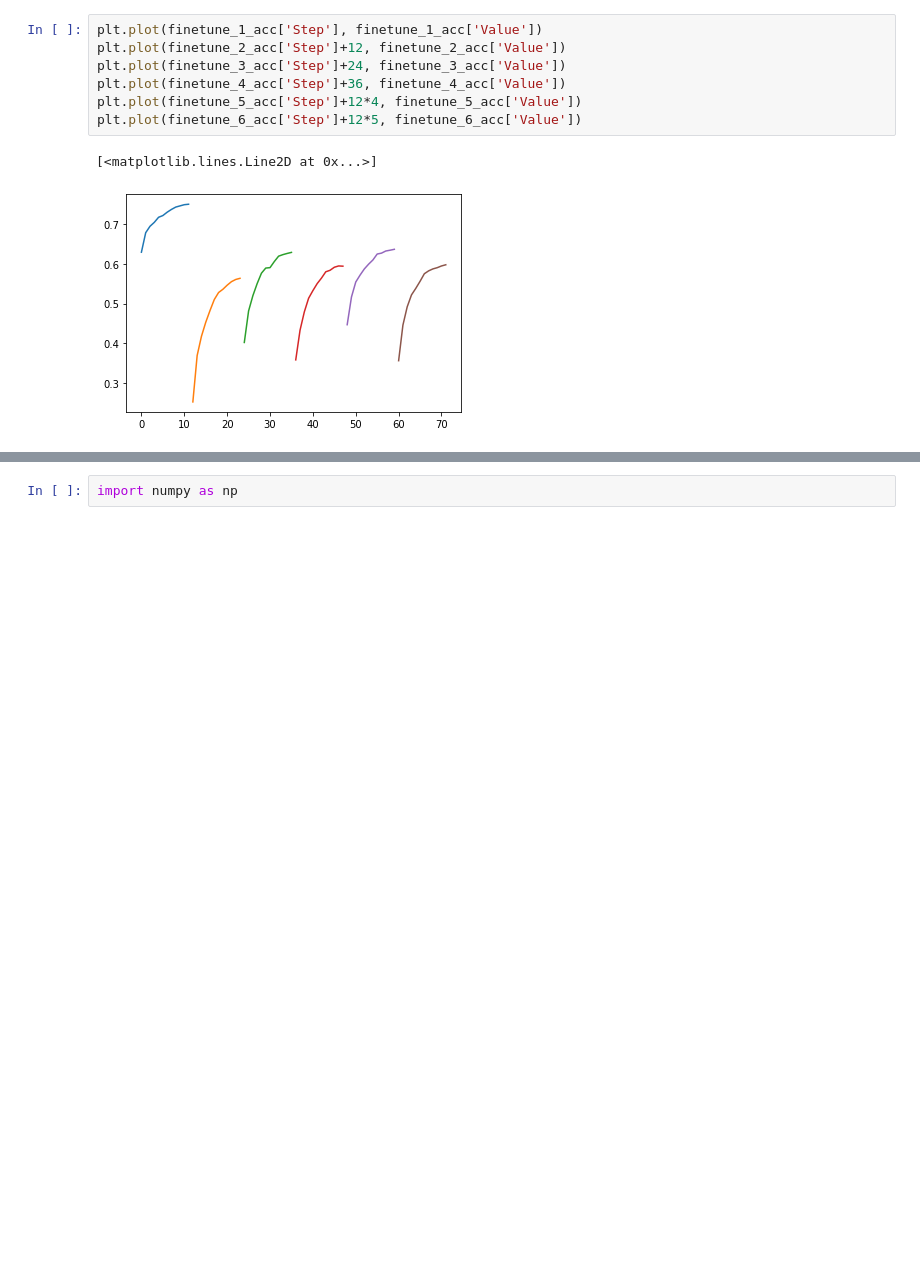
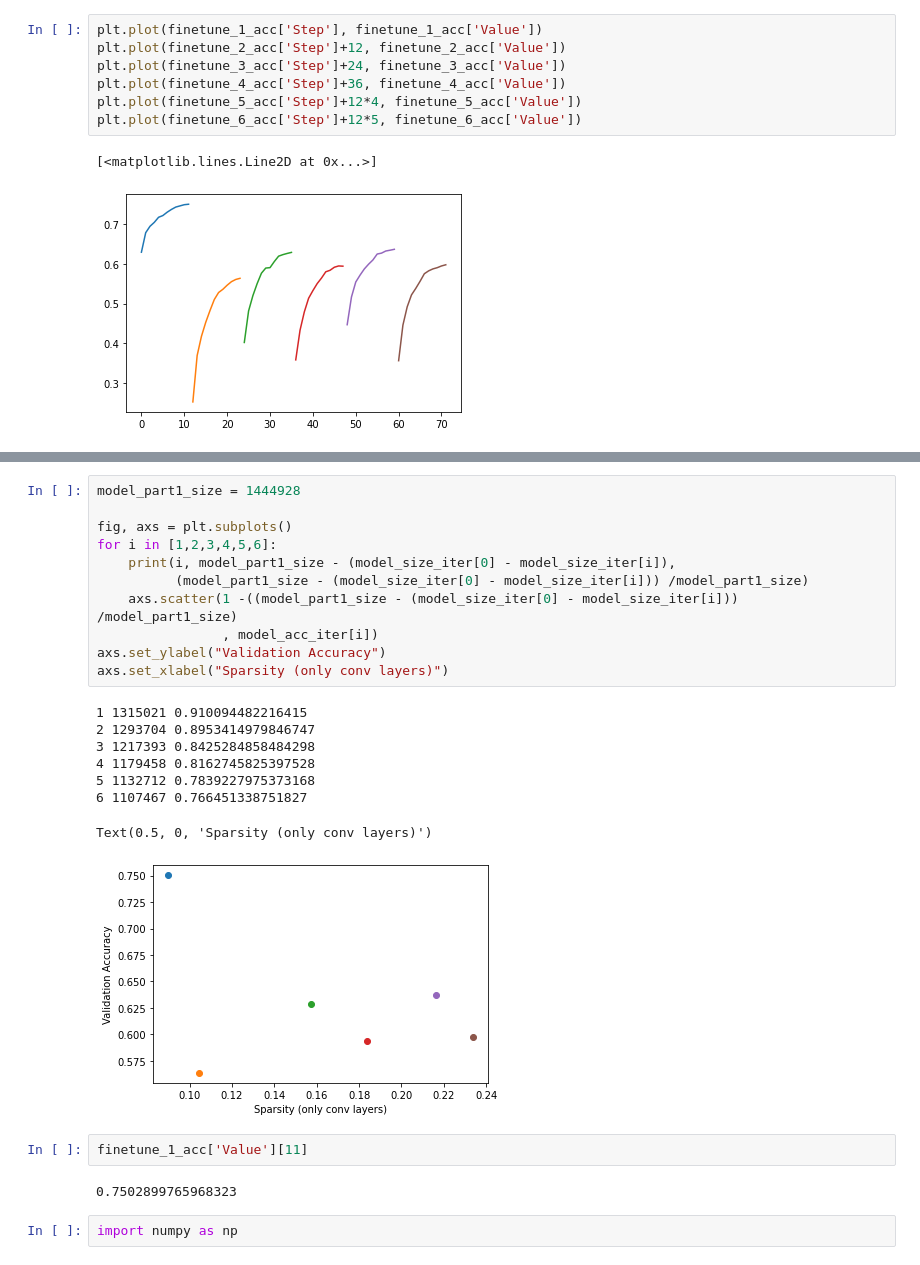
Before and after one commit to abhishek1ahuja/TransPose, a Jupyter notebook: plotting_results_exp2.ipynb, the cells around one changed output, grey strips where cells are left out. Drawn from its saved outputs; the diff is of its cells as text; blank space fills up the shorter version.

```diff
--- a/plotting_results_exp2.ipynb
+++ b/plotting_results_exp2.ipynb
@@ -43,3 +76,27 @@ plt.plot(finetune_6_acc['Step']+12*5, finetune_6_acc['Value'])
+# %%
+model_part1_size = 1444928
+
+fig, axs = plt.subplots()
+for i in [1,2,3,4,5,6]:
+    print(i, model_part1_size - (model_size_iter[0] - model_size_iter[i]),
+          (model_part1_size - (model_size_iter[0] - model_size_iter[i])) /model_part1_size)
+    axs.scatter(1 -((model_part1_size - (model_size_iter[0] - model_size_iter[i])) /model_part1_size)
+                , model_acc_iter[i])
+axs.set_ylabel("Validation Accuracy")
+axs.set_xlabel("Sparsity (only conv layers)")
+# %% [output]
+1 1315021 0.910094482216415
+2 1293704 0.8953414979846747
+3 1217393 0.8425284858484298
+4 1179458 0.8162745825397528
+5 1132712 0.7839227975373168
+6 1107467 0.766451338751827
+Text(0.5, 0, 'Sparsity (only conv layers)')
+[figure, added]
+# %%
+finetune_1_acc['Value'][11]
+# %% [output]
+0.7502899765968323
 # %%
 import numpy as np
 # %%
```
Also changed, not shown: parts of 16 cells of this notebook, 12 other files.
